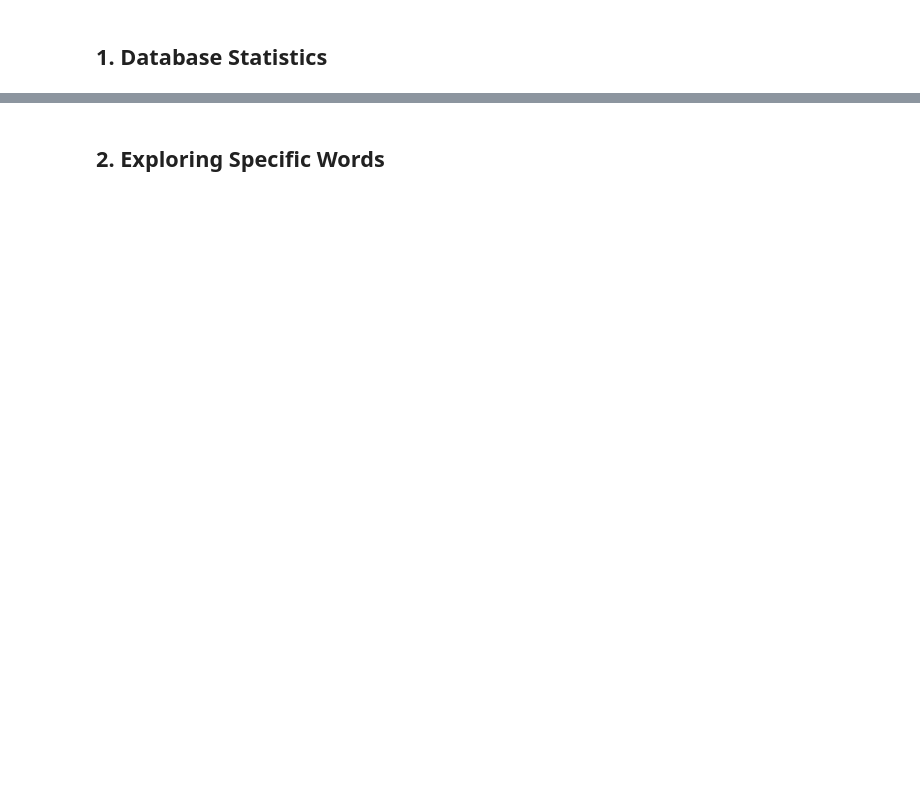
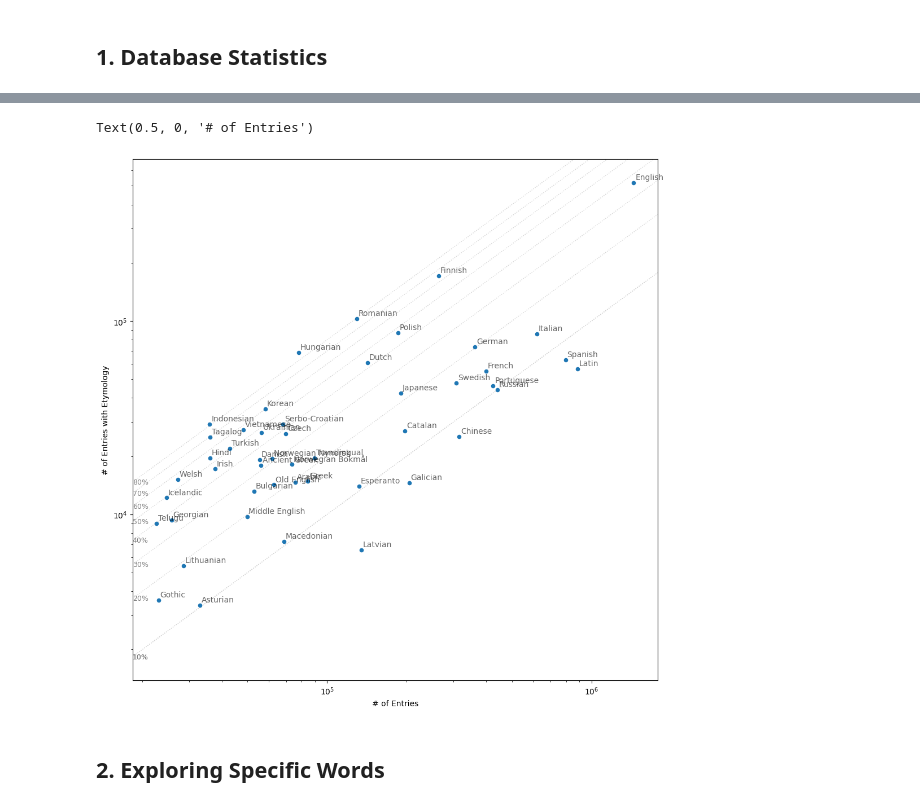
Before and after one commit to kebuhcah/wiktionary-browser, a Jupyter notebook: wiktionary-analysis.ipynb, the cells around one changed output, grey strips where cells are left out. Drawn from its saved outputs; the diff is of its cells as text; code cells hidden in the pictures; blank space fills up the shorter version.

Commit message:
Visualization of Top Languages with Etymology Percentages

```diff
--- a/wiktionary-analysis.ipynb
+++ b/wiktionary-analysis.ipynb
@@ -63,7 +75,8 @@ SELECT
 FROM words
 GROUP BY language
 ORDER BY entry_count DESC
-LIMIT 20
+LIMIT 50
 """
 
-query(top_languages)
+top_languages_result = query(top_languages)
+top_languages_result
@@ -70,3 +101,39 @@ query(top_languages)
+# %%
+df = top_languages_result[lambda x: ~x.language.isin(['Mandarin'])]
+
+ax = df.plot.scatter('entry_count', 'with_etymology', logx=True, logy=True, figsize=(12, 12))
+
+for i, point in df.iterrows():
+    ax.annotate(point['language'],          # The label text
+                xy=(point['entry_count'], point['with_etymology']), # The point's coordinates
+                xytext=(2, 2),          # Offset the text for readability
+                textcoords='offset points', # Use offset points for text position
+                alpha=0.6,
+                ha='left',              # Horizontal alignment
+                va='bottom')            # Vertical alignment
+
+# Get current axis limits to ensure lines span the visible area
+xmin, xmax = ax.get_xlim()
+
+# Define the ratios you want to show (e.g., 10%, 1%, 0.1%)
+ratios = [0.1, 0.1, 0.2, 0.3, 0.4, 0.5, 0.6, 0.7, 0.8]
+
+for r in ratios:
+    # Use axline to draw an infinite diagonal line
+    # For a ratio r, y = r * x. We pick two points (1, r) and (10, 10*r)
+    ax.axline((xmin, xmin*r), (xmin*10, 10*xmin*r), color='lightgray', linestyle=':', linewidth=1, zorder=0)
+
+    # Optional: Add labels to the lines
+    ax.text(xmin, xmin * r, f'{r*100:g}%', color='gray', fontsize=9, va='center')
+
+# Ensure limits don't change after adding lines
+ax.set_xlim(xmin, xmax)
+
+ax.set_ylabel('# of Entries with Etymology')
+ax.set_xlabel('# of Entries')
+# %% [output]
+Text(0.5, 0, '# of Entries')
+[figure, added]
 # %% [markdown]
 ## 2. Exploring Specific Words
 # %%
```
Also changed, not shown: parts of 16 cells of this notebook.
